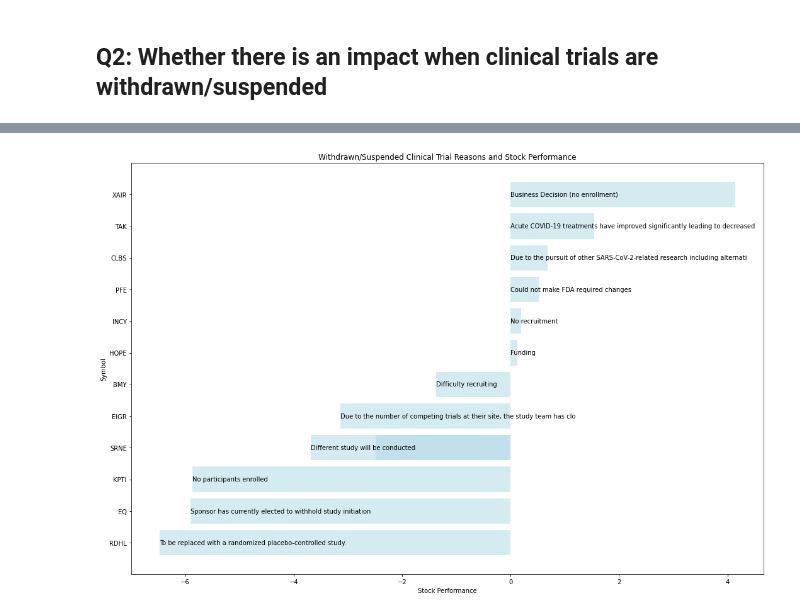
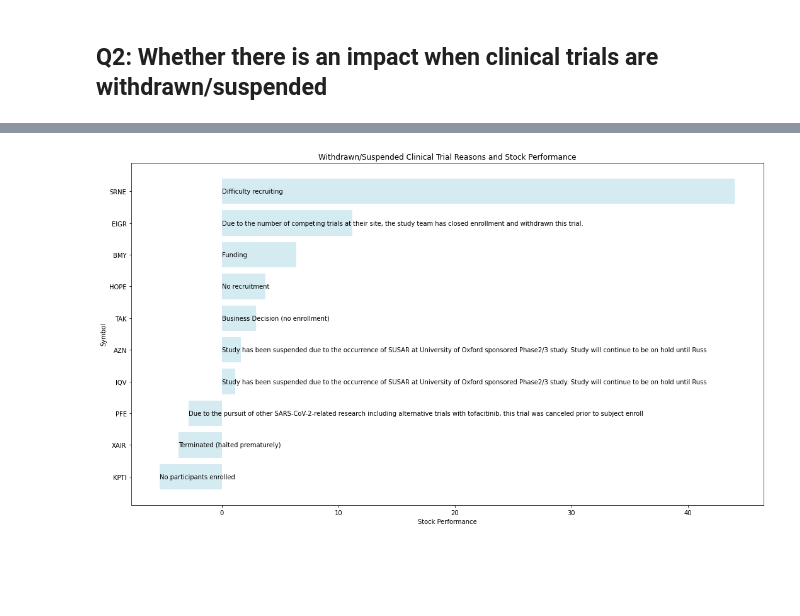
Before and after one commit to snowshine/mads-591-milestone1, a Jupyter notebook: q2.ipynb, the cells around one changed output, grey strips where cells are left out. Drawn from its saved outputs; the diff is of its cells as text; code cells hidden in the pictures; blank space fills up the shorter version.

```diff
--- a/q2.ipynb
+++ b/q2.ipynb
@@ -53,7 +44,7 @@ total symbols: 152 ['PLRX' 'PPD' 'NVS' 'BCRX' 'GILD' 'REGN' 'SNY' 'DGX' 'VNDA' '
 # %%
 # filter data to keep only relevent data points
-q2=df[['symbol','company','phases', 'status','last_update_posted', 'why_stopped']]
-q2=q2.dropna(subset=['symbol','status'])
+q2=df[['symbol','company','phases', 'status','last_update_posted','completion_date', 'why_stopped']]
+q2=q2.dropna(subset=['symbol','status','completion_date'])
 
 if (debug):
     print('question related data shape: ', q2.shape)
@@ -84,4 +69,0 @@ def getSymbolPerformance(symbol, date):
-# %%
-# all symbol performance
-q2['performance'] = q2.apply(lambda x: getSymbolPerformance(x.symbol, x.last_update_posted), axis=1)
-q2 = q2.dropna(subset=['symbol','performance'])
@@ -88 +74,11 @@ q2 = q2.dropna(subset=['symbol','performance'])
+# %%
+# all symbol performance
+q2['performance2Weeks'] = q2.apply(lambda x: getSymbolPerformance(x.symbol, x.completion_date, 14), axis=1)
+q2['performance5Days'] = q2.apply(lambda x: getSymbolPerformance(x.symbol, x.completion_date, 5), axis=1)
+q2['performanceSameDay'] = q2.apply(lambda x: getSymbolPerformance(x.symbol, x.completion_date, 0), axis=1)
+# default to 2 weeks
+q2['performance'] = q2['performance2Weeks']
+
+#q2 = q2.dropna(subset=['symbol','performance2Weeks','performance5Days','performanceSameDay']).sort_values('performance')
+q2 = q2.dropna(subset=['symbol','performance']).sort_values('performance')
 # %%
@@ -140,11 +143,11 @@ histgramChart(q2)
 # %%
 # visualization
-def scatterChart(dx, dy, title):
+def scatterChart(dx, dy):
     fig, ax = plt.subplots()
     plt.gcf().set_size_inches(15,6)
 
+    title = 'Clinical Trial Status and Stock Performance'
     ax.scatter(dx, dy)
-    #ax.plot(dx,dy)
     ax.set_title(title, fontsize=14, fontweight='bold')
     ax.set_xlabel("Status", fontsize=14, fontweight='bold')
     ax.set_ylabel("Stock Performance", fontsize=14, fontweight='bold')
@@ -154,7 +157,5 @@ def scatterChart(dx, dy, title):
     plt.show()
     return
 
-title = 'Clinical Trial Status and Stock Performance'
-q2=q2.sort_values('performance')
-scatterChart(q2["status"], q2.performance, title)
+scatterChart(q2["status"], q2.performance)
 # %% [output]
@@ -221,36 +209,37 @@ q2[q2.status=='Suspended'].sort_values('performance')
 # %%
-# show withdrawn trails stopped reason
-q2why = q2[q2.status=='Withdrawn'].sort_values('performance')
+# explore withdrawn trails stopped reason
+#q2why = q2[q2.status=='Withdrawn'].sort_values('performance')
 #q2why = q2[q2.status=='Suspended'].sort_values('performance')
-#q2why = q2[(q2.status=='Withdrawn')|(q2.status=='Suspended')].sort_values('performance')
+q2why = q2[(q2.status=='Withdrawn')|(q2.status=='Suspended')].sort_values('performance')
 bar_label = q2why.why_stopped.tolist()
 
 def autolabel(ax, rects):
-    for idx,rect in enumerate(bar_plot):
+    #for idx,rect in enumerate(bar_plot):
+    for idx,rect in enumerate(rects):
         height = rect.get_height()
         width = rect.get_width()
         if (width < 0):
             xstart = width
         else:
             xstart = 0
         #print(idx, bar_label[idx])
         ax.text(xstart, rect.get_y() + height/2,
-                bar_label[idx][:75],
+                bar_label[idx][:150],
                 ha='left', va='center')
 
-def whyBarChart(df):
+def stopReasonBarChart(df):
     fig, ax = plt.subplots()
-    plt.gcf().set_size_inches(18,12)
+    plt.gcf().set_size_inches(18,10)
 
     bar_plot = plt.barh(df.symbol, df.performance, label="perrformance", color="lightblue", alpha=0.5)
     #plt.yticks([], []) #remove y ticks
     autolabel(ax, bar_plot)
 
     plt.xlabel("Stock Performance")
     plt.ylabel("Symbol")
     plt.title('Withdrawn/Suspended Clinical Trial Reasons and Stock Performance')
     plt.show()
 
-whyBarChart(q2why)
+stopReasonBarChart(q2why)
 # %% [output]
-[figure, old version]
+[figure, new version]
```
Also changed, not shown: parts of 17 cells of this notebook, 4 other files.
